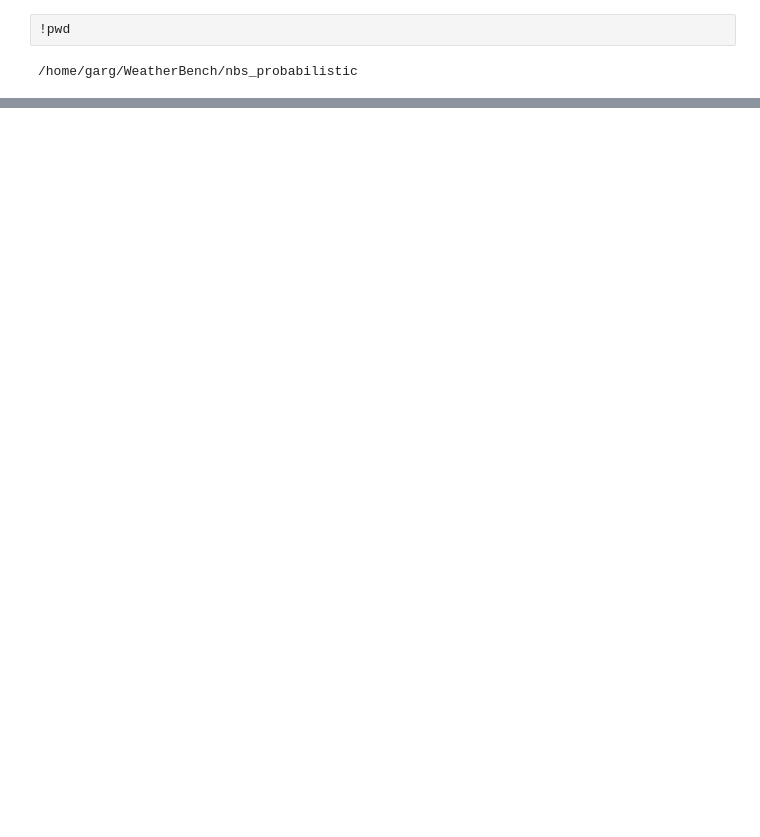
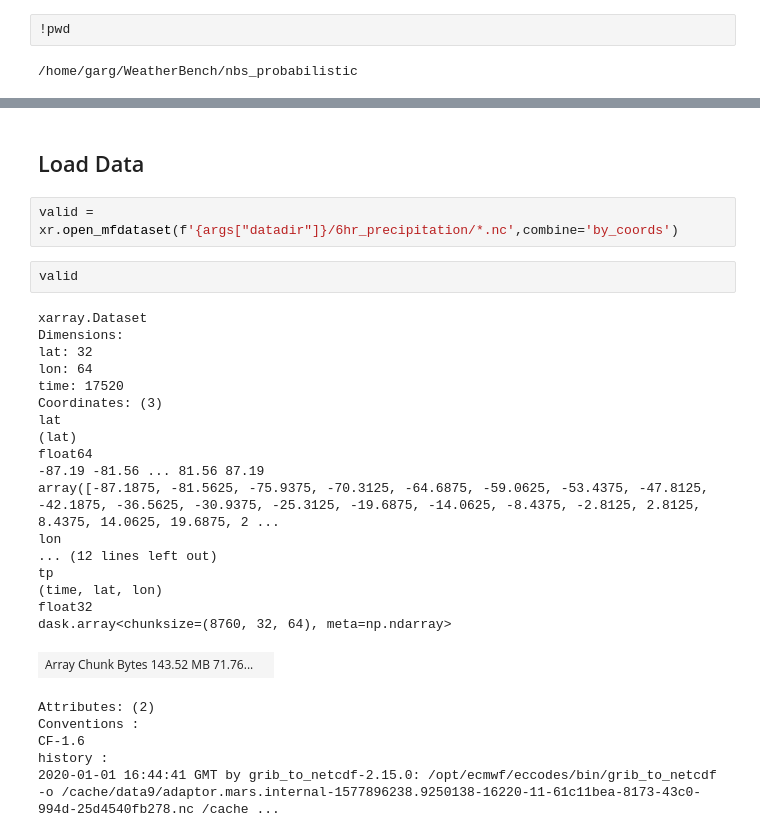
Before and after one commit to sagar-garg/WeatherBench, a Jupyter notebook: nbs_probabilistic/08-prec_data_tigge_MCdropout.ipynb, the cells around one changed output, grey strips where cells are left out. Cells and saved outputs as stored; diff of their text form; blank space fills up the shorter version.

```diff
--- a/nbs_probabilistic/08-prec_data_tigge_MCdropout.ipynb
+++ b/nbs_probabilistic/08-prec_data_tigge_MCdropout.ipynb
@@ -44,0 +45,30 @@ SystemExit: 2
+# %% [markdown]
+## Load Data
+# %%
+valid = xr.open_mfdataset(f'{args["datadir"]}/6hr_precipitation/*.nc',combine='by_coords')
+# %%
+valid
+# %% [output]
+xarray.Dataset
+Dimensions:
+lat: 32
+lon: 64
+time: 17520
+Coordinates: (3)
+lat
+(lat)
+float64
+-87.19 -81.56 ... 81.56 87.19
+array([-87.1875, -81.5625, -75.9375, -70.3125, -64.6875, -59.0625, -53.4375, -47.8125, -42.1875, -36.5625, -30.9375, -25.3125, -19.6875, -14.0625, -8.4375, -2.8125, 2.8125, 8.4375, 14.0625, 19.6875, 2 ...
+lon
+... (12 lines left out)
+tp
+(time, lat, lon)
+float32
+dask.array<chunksize=(8760, 32, 64), meta=np.ndarray>
+| Array Chunk Bytes 143.52 MB 71.76... |  |
+Attributes: (2)
+Conventions :
+CF-1.6
+history :
+2020-01-01 16:44:41 GMT by grib_to_netcdf-2.15.0: /opt/ecmwf/eccodes/bin/grib_to_netcdf -o /cache/data9/adaptor.mars.internal-1577896238.9250138-16220-11-61c11bea-8173-43c0-994d-25d4540fb278.nc /cache ...
```
Also changed, not shown: parts of 32 cells of this notebook.
